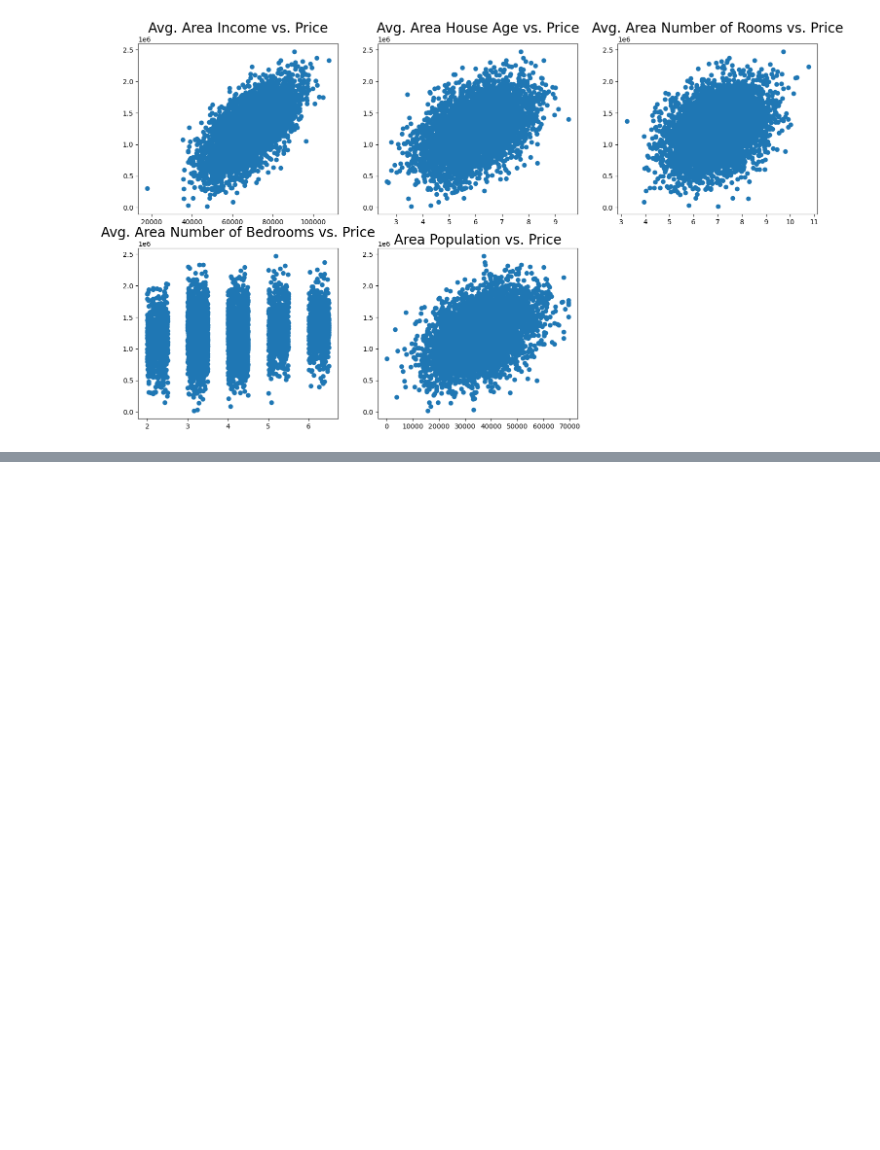
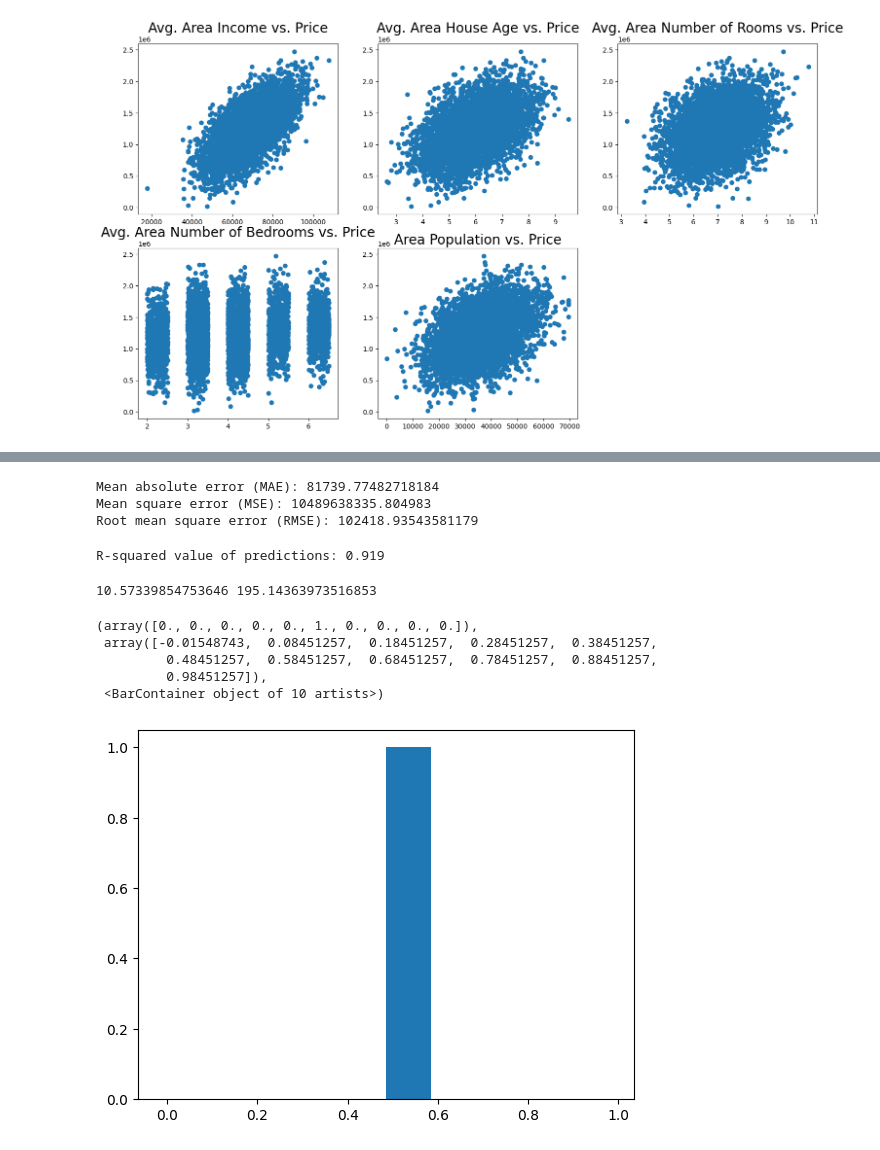
Before and after one commit to 2303A52350/AIML.2350, a Jupyter notebook: AIML_LAB_4.ipynb, the cells around one changed output, grey strips where cells are left out. Drawn from its saved outputs; the diff is of its cells as text; code cells hidden in the pictures; blank space fills up the shorter version.

```diff
--- a/AIML_LAB_4.ipynb
+++ b/AIML_LAB_4.ipynb
@@ -198,0 +259,30 @@ Text(0.5, 1.0, 'Area Population vs. Price')
+# %%
+print("Mean absolute error (MAE):", metrics.mean_absolute_error(y_test,predictions))
+print("Mean square error (MSE):", metrics.mean_squared_error(y_test,predictions))
+print("Root mean square error (RMSE):", np.sqrt(metrics.mean_squared_error(y_test,predictions)))
+# %% [output]
+Mean absolute error (MAE): 81739.77482718184
+Mean square error (MSE): 10489638335.804983
+Root mean square error (RMSE): 102418.93543581179
+# %%
+print("R-squared value of predictions:",round(metrics.r2_score(y_test,predictions),3))
+# %% [output]
+R-squared value of predictions: 0.919
+# %%
+import numpy as np
+min=np.min(predictions/6000)
+max=np.max(predictions/12000)
+print(min, max)
+# %% [output]
+10.57339854753646 195.14363973516853
+# %%
+L = (100 - min)/(max - min)
+L
+plt.hist(L)
+# %% [output]
+(array([0., 0., 0., 0., 0., 1., 0., 0., 0., 0.]),
+ array([-0.01548743,  0.08451257,  0.18451257,  0.28451257,  0.38451257,
+         0.48451257,  0.58451257,  0.68451257,  0.78451257,  0.88451257,
+         0.98451257]),
+ <BarContainer object of 10 artists>)
+[figure, added]
```
Also changed, not shown: parts of 28 cells of this notebook.
